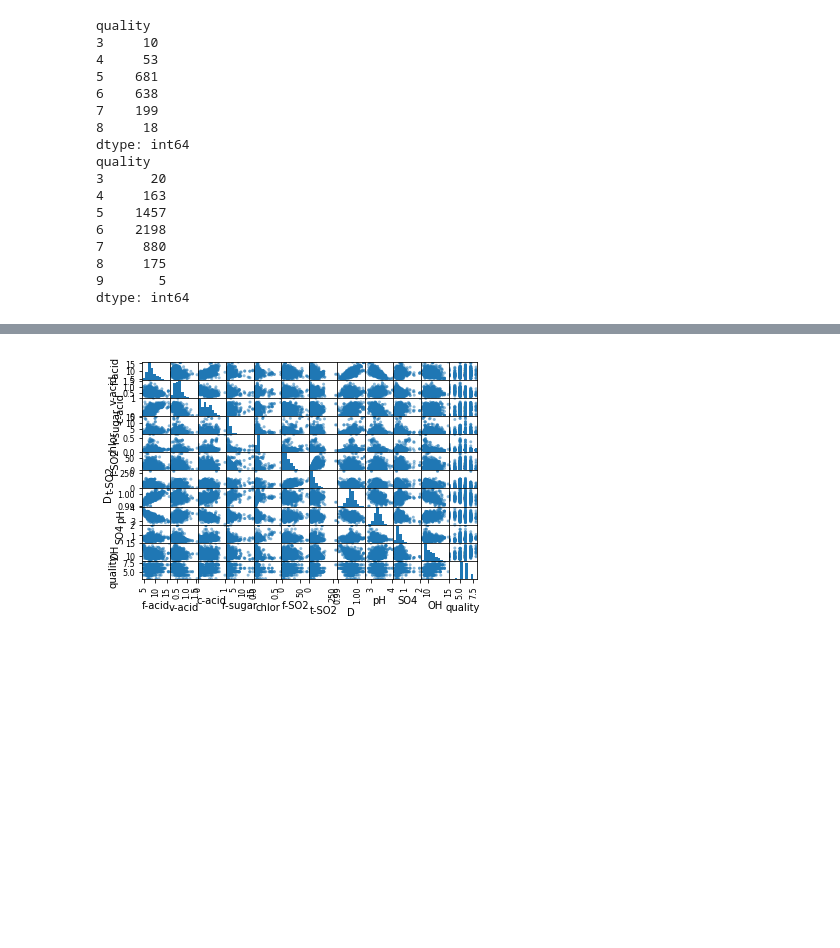
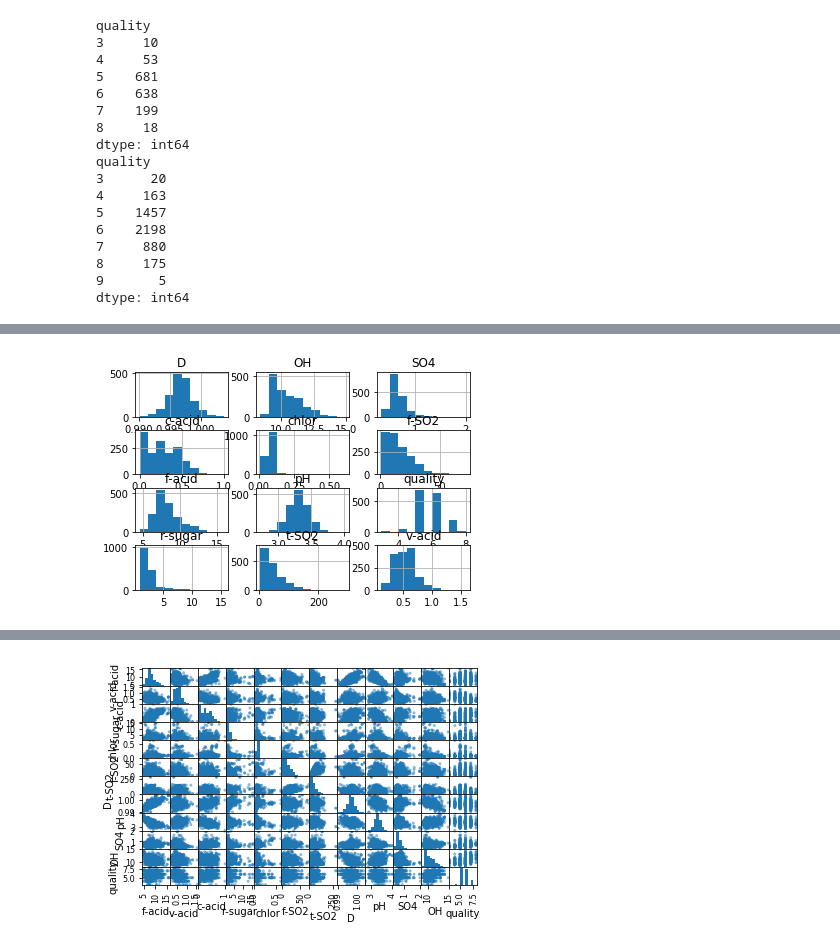
Before and after one commit to manalojamie0728/Portfolio, a Jupyter notebook: ML Practice Projects/ML Project - Wine Quality.ipynb, the cells around one changed output, grey strips where cells are left out. Cells and saved outputs as stored; diff of their text form; code cells hidden in the pictures; blank space fills up the shorter version.

```diff
--- a/ML Practice Projects/ML Project - Wine Quality.ipynb
+++ b/ML Practice Projects/ML Project - Wine Quality.ipynb
@@ -83,0 +187,6 @@ dtype: int64
+# %%
+# Show Histogram for Red Wines
+data_red.hist()
+plt.show()
+# %% [output]
+[figure, added]
```
Also changed, not shown: parts of 14 cells of this notebook.
